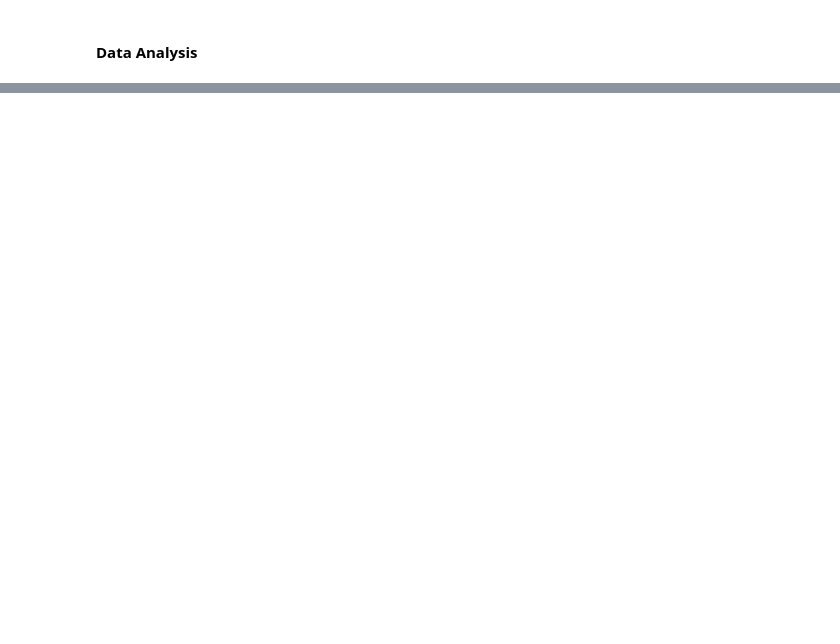
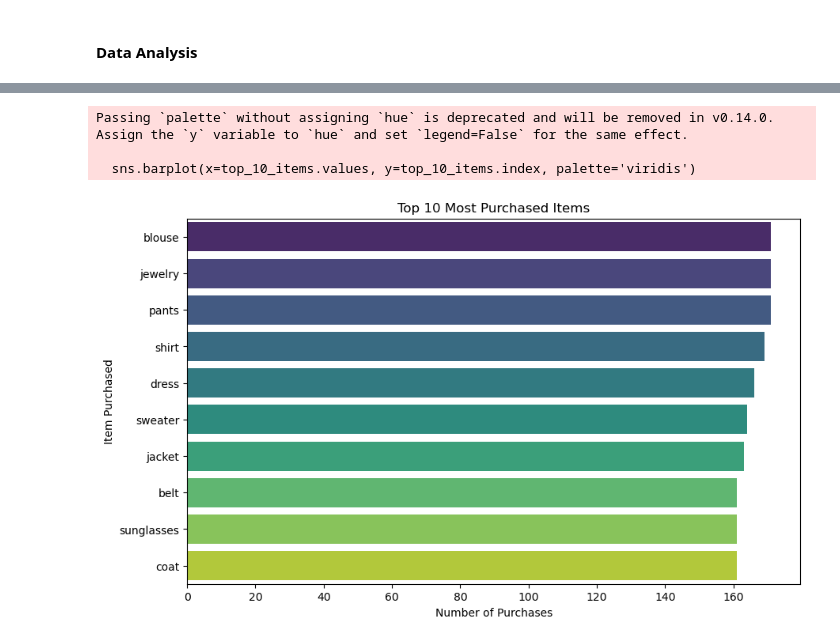
Before and after one commit to MiltonGreat/Shopping-Customer-Analysis, a Jupyter notebook: Shopping Customer Analysis.ipynb, the cells around one changed output, grey strips where cells are left out. Saved outputs shown, nothing was run; the diff lists cells and outputs as text; code cells hidden in the pictures; blank space fills up the shorter version.

```diff
--- a/Shopping Customer Analysis.ipynb
+++ b/Shopping Customer Analysis.ipynb
@@ -297,0 +244,17 @@ Passing `palette` without assigning `hue` is deprecated and will be removed in v
+# %%
+# Frequency distribution of items purchased
+item_counts = raw_data['Item Purchased'].value_counts()
+
+# Now plot the top 10 most purchased items
+plt.figure(figsize=(10, 6))
+top_10_items = item_counts.head(10)
+sns.barplot(x=top_10_items.values, y=top_10_items.index, palette='viridis')
+plt.title('Top 10 Most Purchased Items')
+plt.xlabel('Number of Purchases')
+plt.ylabel('Item Purchased')
+plt.show()
+# %% [output]
+Passing `palette` without assigning `hue` is deprecated and will be removed in v0.14.0. Assign the `y` variable to `hue` and set `legend=False` for the same effect.
+
+  sns.barplot(x=top_10_items.values, y=top_10_items.index, palette='viridis')
+[figure, added]
```
Also changed, not shown: parts of 30 cells of this notebook.
